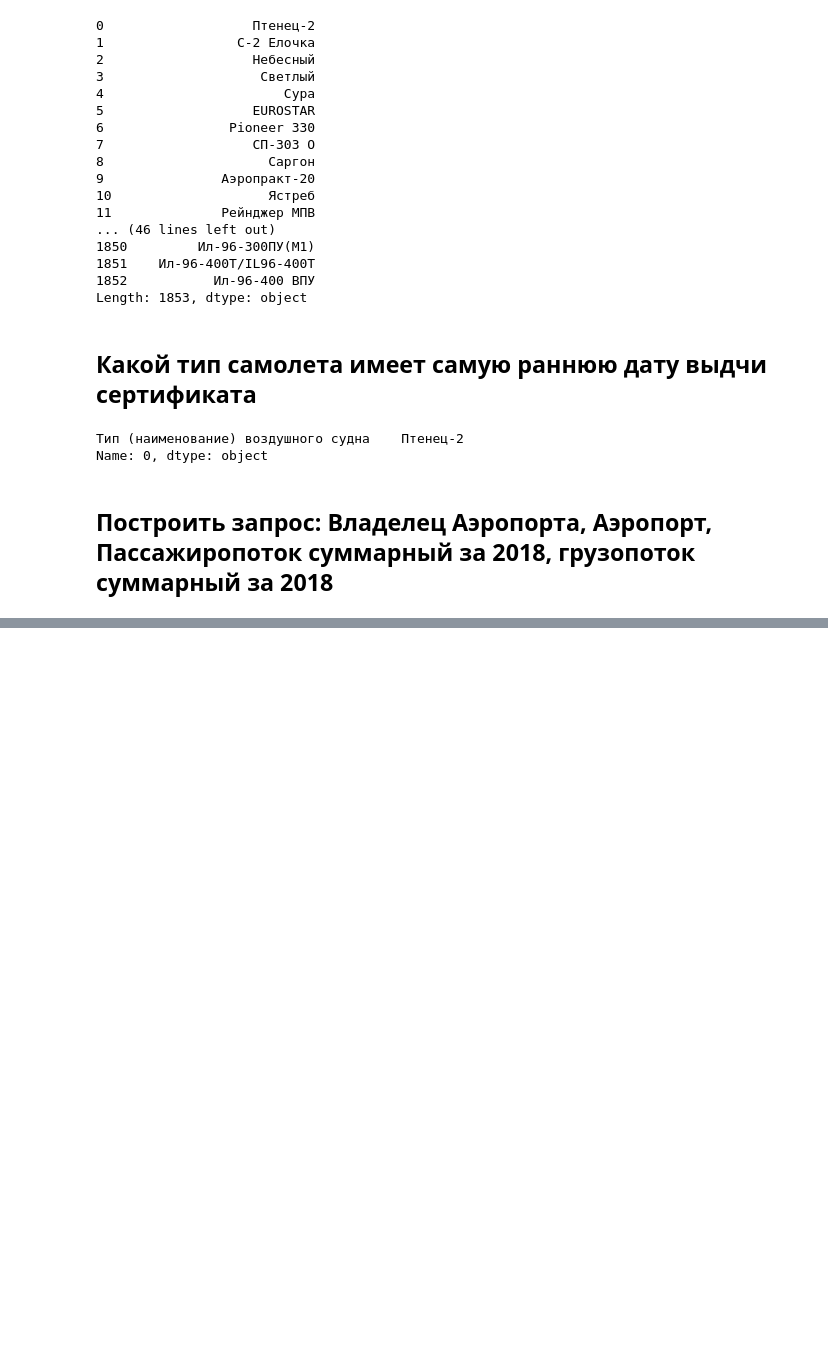
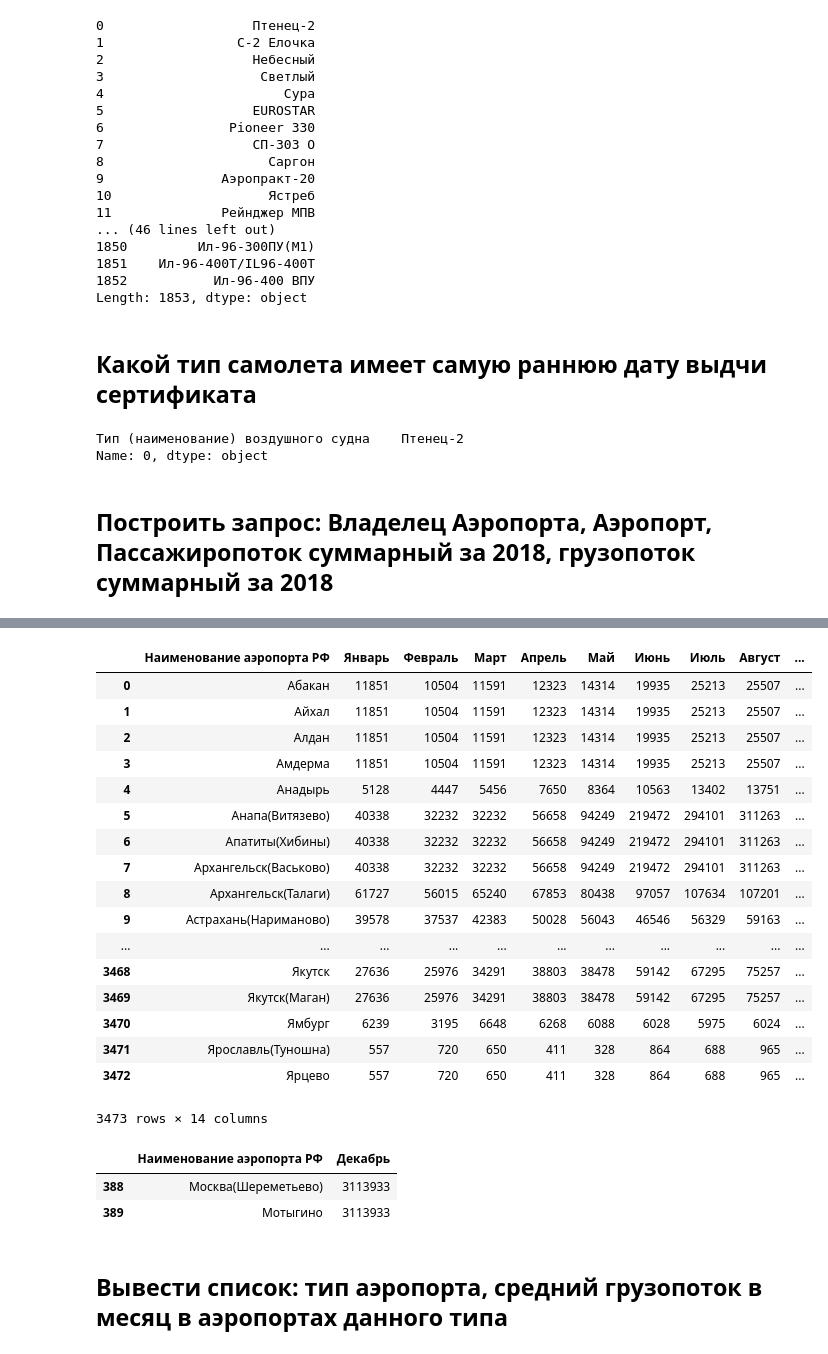
Before and after one commit to Milkolad/IT-master, a Jupyter notebook: Python/Code/Control_Task4/Control_task.ipynb, the cells around one changed output, grey strips where cells are left out. Cells and saved outputs as stored; diff of their text form; code cells hidden in the pictures; blank space fills up the shorter version.

```diff
--- a/Python/Code/Control_Task4/Control_task.ipynb
+++ b/Python/Code/Control_Task4/Control_task.ipynb
@@ -17,6 +17,8 @@ aircraft_df = pd.read_csv('./aircraft.csv', encoding='utf-8', sep=';', parse_dat
 airlines_df = pd.read_csv('./airlines.csv', encoding='utf-8')
 # %%
 airports_df = pd.read_csv('./airports.csv', encoding='utf-8')
+# %%
+passenger_transport_df = pd.read_csv('./passenger transportation.csv', encoding='utf-8', sep=';')
 # %%
 cargo_transport_df = pd.read_csv('./cargo transportation.csv', encoding='utf-8', sep=';')
 # %%
@@ -168,0 +417,37 @@ query_airports_df = query_airports_df[query_airports_df['']]
+# %%
+month_airports_df = passenger_transport_df.drop(['Год периода данных'], axis=1)
+month_airports_df = month_airports_df.replace('***', None)
+month_airports_df = month_airports_df.fillna('0')
+month_airports_df.loc[:,'Январь':'Январь - Декабрь'] = month_airports_df.loc[:,'Январь':'Январь - Декабрь'].apply(lambda x: x.str.replace(' ', '').astype(int))
+display(month_airports_df)
+# %% [output]
+|  | Наименование аэропорта РФ | Январь | Февраль | Март | Апрель | Май | Июнь | Июль | Август | ... |
+| 0 | Абакан | 11851 | 10504 | 11591 | 12323 | 14314 | 19935 | 25213 | 25507 | ... |
+| 1 | Айхал | 11851 | 10504 | 11591 | 12323 | 14314 | 19935 | 25213 | 25507 | ... |
+| 2 | Алдан | 11851 | 10504 | 11591 | 12323 | 14314 | 19935 | 25213 | 25507 | ... |
+| 3 | Амдерма | 11851 | 10504 | 11591 | 12323 | 14314 | 19935 | 25213 | 25507 | ... |
+| 4 | Анадырь | 5128 | 4447 | 5456 | 7650 | 8364 | 10563 | 13402 | 13751 | ... |
+| 5 | Анапа(Витязево) | 40338 | 32232 | 32232 | 56658 | 94249 | 219472 | 294101 | 311263 | ... |
+| 6 | Апатиты(Хибины) | 40338 | 32232 | 32232 | 56658 | 94249 | 219472 | 294101 | 311263 | ... |
+| 7 | Архангельск(Васьково) | 40338 | 32232 | 32232 | 56658 | 94249 | 219472 | 294101 | 311263 | ... |
+| 8 | Архангельск(Талаги) | 61727 | 56015 | 65240 | 67853 | 80438 | 97057 | 107634 | 107201 | ... |
+| 9 | Астрахань(Нариманово) | 39578 | 37537 | 42383 | 50028 | 56043 | 46546 | 56329 | 59163 | ... |
+| ... | ... | ... | ... | ... | ... | ... | ... | ... | ... | ... |
+| 3468 | Якутск | 27636 | 25976 | 34291 | 38803 | 38478 | 59142 | 67295 | 75257 | ... |
+| 3469 | Якутск(Маган) | 27636 | 25976 | 34291 | 38803 | 38478 | 59142 | 67295 | 75257 | ... |
+| 3470 | Ямбург | 6239 | 3195 | 6648 | 6268 | 6088 | 6028 | 5975 | 6024 | ... |
+| 3471 | Ярославль(Туношна) | 557 | 720 | 650 | 411 | 328 | 864 | 688 | 965 | ... |
+| 3472 | Ярцево | 557 | 720 | 650 | 411 | 328 | 864 | 688 | 965 | ... |
+3473 rows × 14 columns
+# %%
+#month_airports_df =
+def max_passengers_per_month(month):
+    return month_airports_df.loc[month_airports_df[month] == month_airports_df[month].max(), ['Наименование аэропорта РФ', month]]
+
+max_passengers_per_month('Декабрь')
+# %% [output]
+|  | Наименование аэропорта РФ | Декабрь |
+| 388 | Москва(Шереметьево) | 3113933 |
+| 389 | Мотыгино | 3113933 |
+# %% [markdown]
+## Вывести список: тип аэропорта, средний грузопоток в месяц в аэропортах данного типа
```
Also changed, not shown: parts of 29 cells of this notebook, 1 other file.
